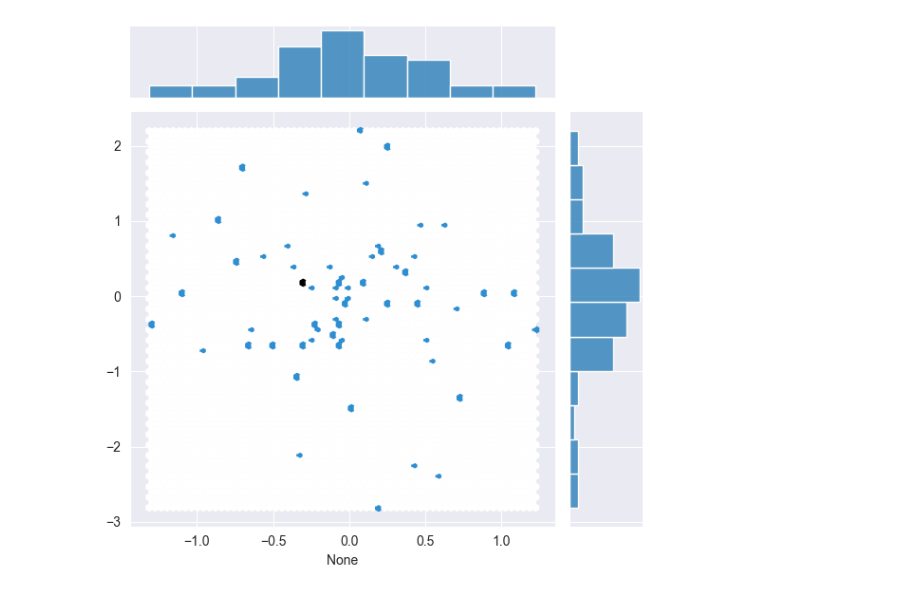
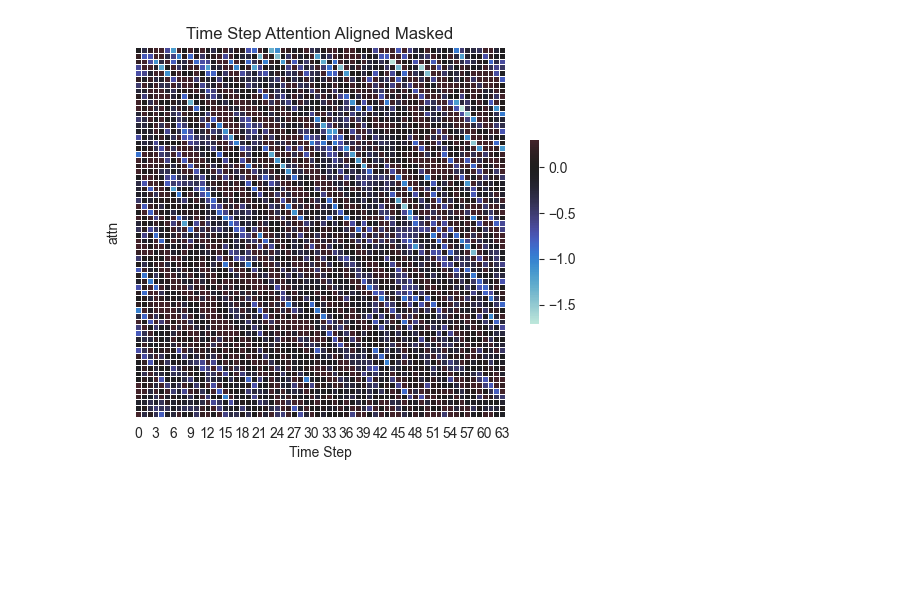
Before and after one commit to jiadol/Travel_Ml, a Jupyter notebook: notebooks/07_explainable.ipynb, the cells around one changed output. Saved outputs shown, nothing was run; the diff lists cells and outputs as text; code cells hidden in the pictures; blank space fills up the shorter version.

```diff
--- a/notebooks/07_explainable.ipynb
+++ b/notebooks/07_explainable.ipynb
@@ -50,53 +50,48 @@ def compute_attention(time_series, Wq, Wk, Wv, plot=True, top_k=6):
 
     return attention
 # %%
+import numpy as np
 import pandas as pd
 from sqlalchemy import create_engine
 from sklearn.preprocessing import RobustScaler
 
 # database_url = "sqlite:////content/data.sqlite"
 database_url = "sqlite:///../data/data.sqlite"
 engine = create_engine(database_url)
 # 从数据库读取数据
 query = "select date as ds, global_entry from sh_visitors_daily"
 df = pd.read_sql_query(query, engine, index_col='ds', parse_dates=['ds'])
 
 attns = []
 n = 1000
-multiplier = 2
-# for i in range(64):
-#     selected_data = df.iloc[n + i * multiplier:n + i * multiplier + 64]
-#     robust_scaler = RobustScaler()
-#     robust_scaled_data = robust_scaler.fit_transform(selected_data.values)
-#     attn = compute_attention(torch.tensor(robust_scaled_data).type(torch.float).T, Wq, Wk, Wv, plot=False)
-#     attns.append(torch.squeeze(attn).tolist())
+multiplier = 1
+for i in range(64):
+    selected_data = df.iloc[n + i * multiplier:n + i * multiplier + 64]
+    robust_scaler = RobustScaler()
+    robust_scaled_data = robust_scaler.fit_transform(selected_data.values)
+    attn = compute_attention(torch.tensor(robust_scaled_data).type(torch.float).T, Wq, Wk, Wv, plot=False)
+    attns.append(torch.squeeze(attn).tolist())
 
-# attns = np.array(attns)
-#
-# # Set up the matplotlib figure
-# f, ax = plt.subplots(figsize=(11, 9))
-#
-# # Generate a custom diverging colormap
-# cmap = sns.diverging_palette(230, 20, as_cmap=True)
-#
-# # Draw the heatmap with the mask and correct aspect ratio
-# sns.heatmap(attns, cmap=cmap, vmax=.3, center=0,
-#             square=True, linewidths=.5, cbar_kws={"shrink": .5})
+attns = np.array(attns)
 
-selected_data = df.iloc[n:n + 64]
-robust_scaler = RobustScaler()
-robust_scaled_data = robust_scaler.fit_transform(selected_data.values)
-attn = compute_attention(torch.tensor(robust_scaled_data).type(torch.float).T, Wq, Wk, Wv, plot=False)
+# 每行向左移动i位
+for i in range(attns.shape[0]):
+    attns[i] = np.roll(attns[i], i)
 
-attn = attn.squeeze()
-robust_scaled_data = robust_scaled_data.flatten()
+# 创建遮盖右上部分的掩码
+# mask = np.triu(np.ones_like(attns, dtype=bool), k=1)  # k=1从第一个上方的对角线开始遮盖
 
-g = sns.jointplot(
-    x=attn, y=robust_scaled_data, ratio=5,
-    kind="hex", gridsize=64
-)
+# Draw the heatmap with the mask and correct aspect ratio
+ax = sns.heatmap(attns, vmax=.3, center=0,
+                 square=True, linewidths=.5, cbar_kws={"shrink": .5})
+ax.set_yticklabels([])
+ax.yaxis.set_ticks_position('none')
+plt.title('Time Step Attention Aligned Masked')
+plt.xlabel('Time Step')
+plt.ylabel('attn')
+plt.show()
 # %% [output]
-[figure, old version]
+[figure, new version]
 # %%
 import matplotlib.pyplot as plt
 
```
Also changed, not shown: parts of 1 cell of this notebook.
